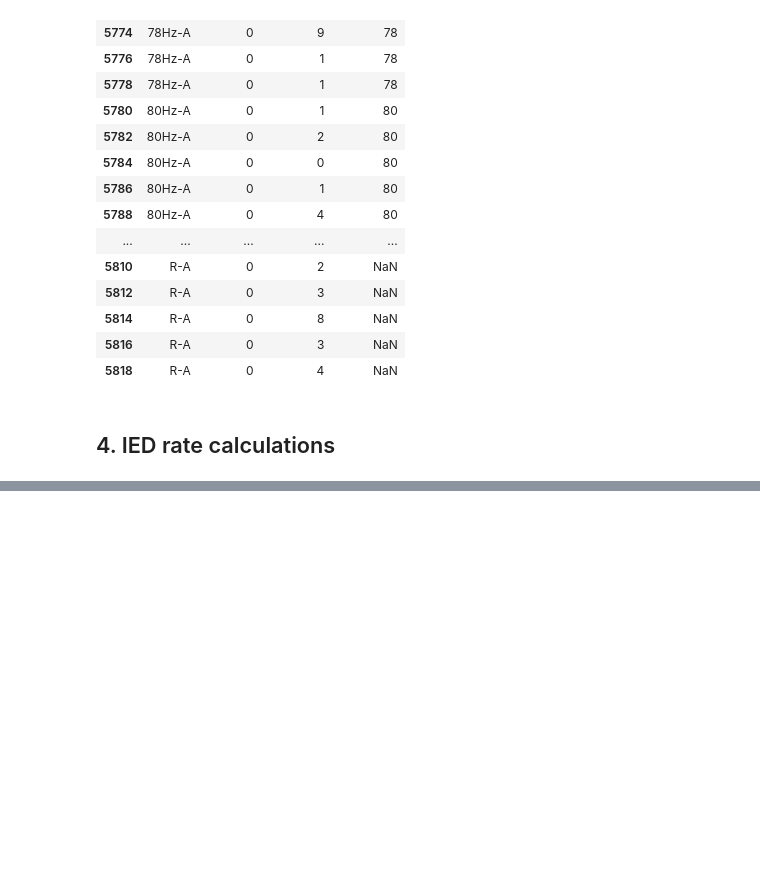
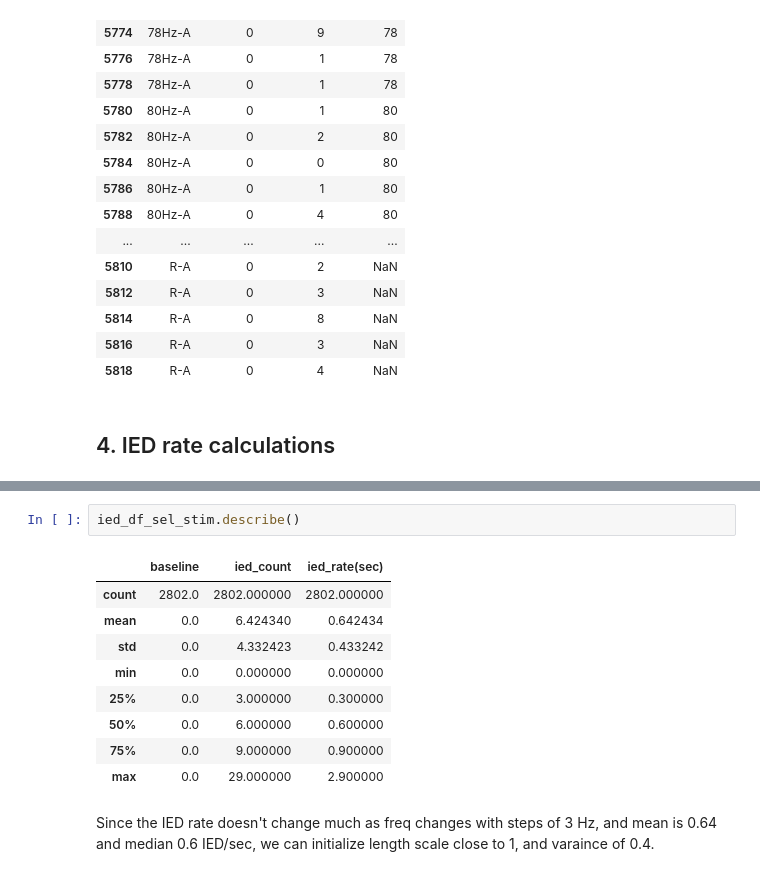
Before and after one commit to Simurgh818/IED_distributions, a Jupyter notebook: IED-rate_freq.ipynb, the cells around one changed output, grey strips where cells are left out. Cells and saved outputs as stored; diff of their text form; blank space fills up the shorter version.

```diff
--- a/IED-rate_freq.ipynb
+++ b/IED-rate_freq.ipynb
@@ -166,0 +181,14 @@ plt.show()
+# %%
+ied_df_sel_stim.describe()
+# %% [output]
+|  | baseline | ied_count | ied_rate(sec) |
+| count | 2802.0 | 2802.000000 | 2802.000000 |
+| mean | 0.0 | 6.424340 | 0.642434 |
+| std | 0.0 | 4.332423 | 0.433242 |
+| min | 0.0 | 0.000000 | 0.000000 |
+| 25% | 0.0 | 3.000000 | 0.300000 |
+| 50% | 0.0 | 6.000000 | 0.600000 |
+| 75% | 0.0 | 9.000000 | 0.900000 |
+| max | 0.0 | 29.000000 | 2.900000 |
+# %% [markdown]
+Since the IED rate doesn't change much as freq changes with steps of 3 Hz, and mean is 0.64 and median 0.6 IED/sec, we can initialize length scale close to 1, and varaince of 0.4.
```
Also changed, not shown: parts of 4 cells of this notebook.
